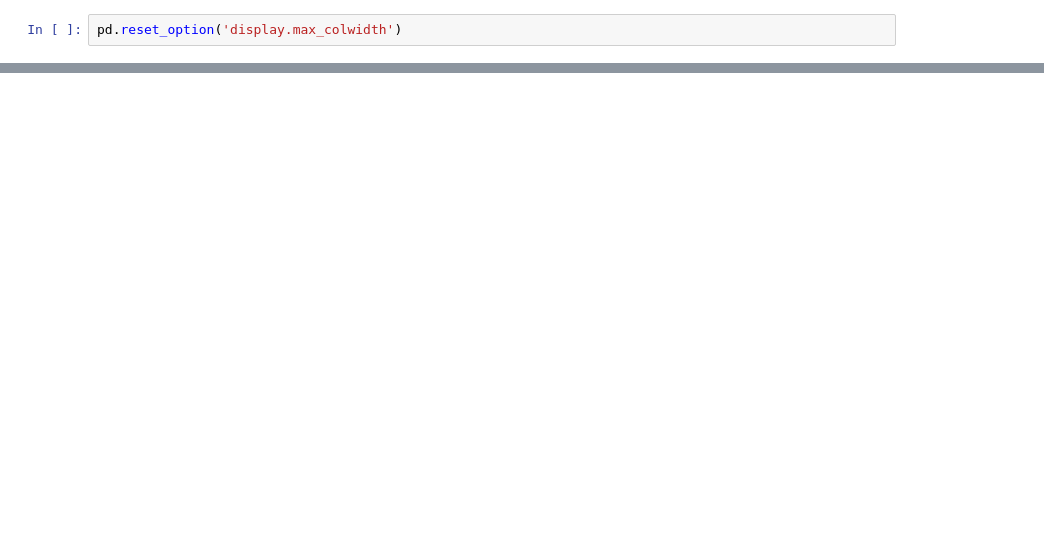
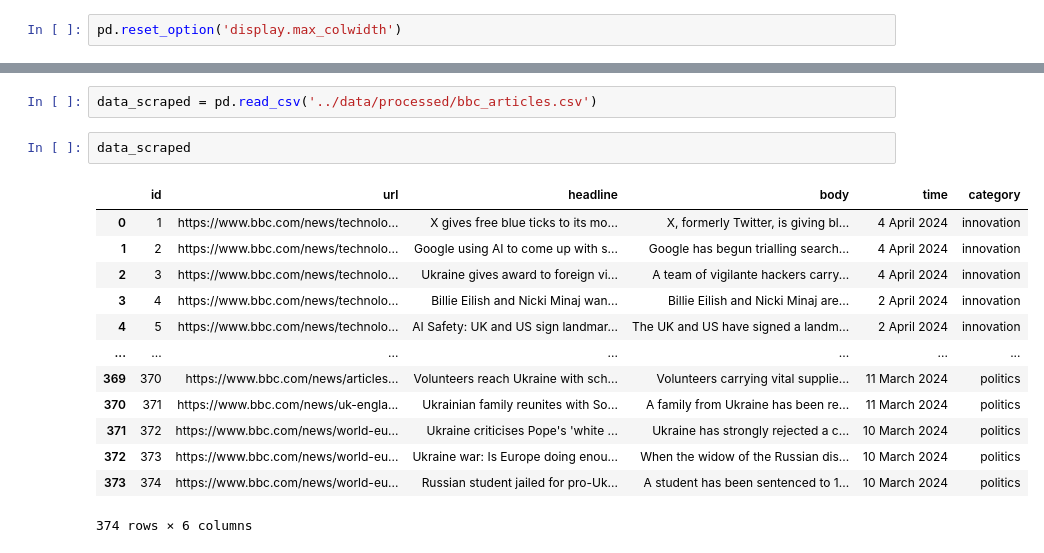
Before and after one commit to AntonWiklund1/nlp-scrapy, a Jupyter notebook: data_exploration/Data_Ecploration.ipynb, the cells around one changed output, grey strips where cells are left out. Cells and saved outputs as stored; diff of their text form; blank space fills up the shorter version.

```diff
--- a/data_exploration/Data_Ecploration.ipynb
+++ b/data_exploration/Data_Ecploration.ipynb
@@ -166,3 +163,21 @@ data[data['scandal'] == 'Scandal'].sort_values(by='keyword_similarity', ascendin
 | 250 | business | Negative | ['Department of Forestry, Fisheri... | Rhino poaching on the rise in Sou... | https://www.nbcnews.com/news/worl... | 2024-02-27T13:12:31.244Z | South Africa recorded 499 rhinos ... | 0.367462 | ... |
 | 26 | business | Negative | ['Haazen / Getty ImagesWhile', 'S... | Farmers across the world say thei... | https://www.nbcnews.com/news/worl... | 2024-03-21T09:34:08.186Z | For weeks, Karan Singh camped in ... | 0.358891 | ... |
 | 63 | business | Negative | ['the Central Bureau of Investiga... | India busts trafficking racket du... | https://www.nbcnews.com/news/worl... | 2024-03-08T11:22:12.051Z | NEW DELHI — India said it had bus... | 0.355028 | ... |
+# %%
+data_scraped = pd.read_csv('../data/processed/bbc_articles.csv')
+# %%
+data_scraped
+# %% [output]
+|  | id | url | headline | body | time | category |
+| 0 | 1 | https://www.bbc.com/news/technolo... | X gives free blue ticks to its mo... | X, formerly Twitter, is giving bl... | 4 April 2024 | innovation |
+| 1 | 2 | https://www.bbc.com/news/technolo... | Google using AI to come up with s... | Google has begun trialling search... | 4 April 2024 | innovation |
+| 2 | 3 | https://www.bbc.com/news/technolo... | Ukraine gives award to foreign vi... | A team of vigilante hackers carry... | 4 April 2024 | innovation |
+| 3 | 4 | https://www.bbc.com/news/technolo... | Billie Eilish and Nicki Minaj wan... | Billie Eilish and Nicki Minaj are... | 2 April 2024 | innovation |
+| 4 | 5 | https://www.bbc.com/news/technolo... | AI Safety: UK and US sign landmar... | The UK and US have signed a landm... | 2 April 2024 | innovation |
+| ... | ... | ... | ... | ... | ... | ... |
+| 369 | 370 | https://www.bbc.com/news/articles... | Volunteers reach Ukraine with sch... | Volunteers carrying vital supplie... | 11 March 2024 | politics |
+| 370 | 371 | https://www.bbc.com/news/uk-engla... | Ukrainian family reunites with So... | A family from Ukraine has been re... | 11 March 2024 | politics |
+| 371 | 372 | https://www.bbc.com/news/world-eu... | Ukraine criticises Pope's 'white ... | Ukraine has strongly rejected a c... | 10 March 2024 | politics |
+| 372 | 373 | https://www.bbc.com/news/world-eu... | Ukraine war: Is Europe doing enou... | When the widow of the Russian dis... | 10 March 2024 | politics |
+| 373 | 374 | https://www.bbc.com/news/world-eu... | Russian student jailed for pro-Uk... | A student has been sentenced to 1... | 10 March 2024 | politics |
+374 rows × 6 columns
```
Also changed, not shown: parts of 12 cells of this notebook.
